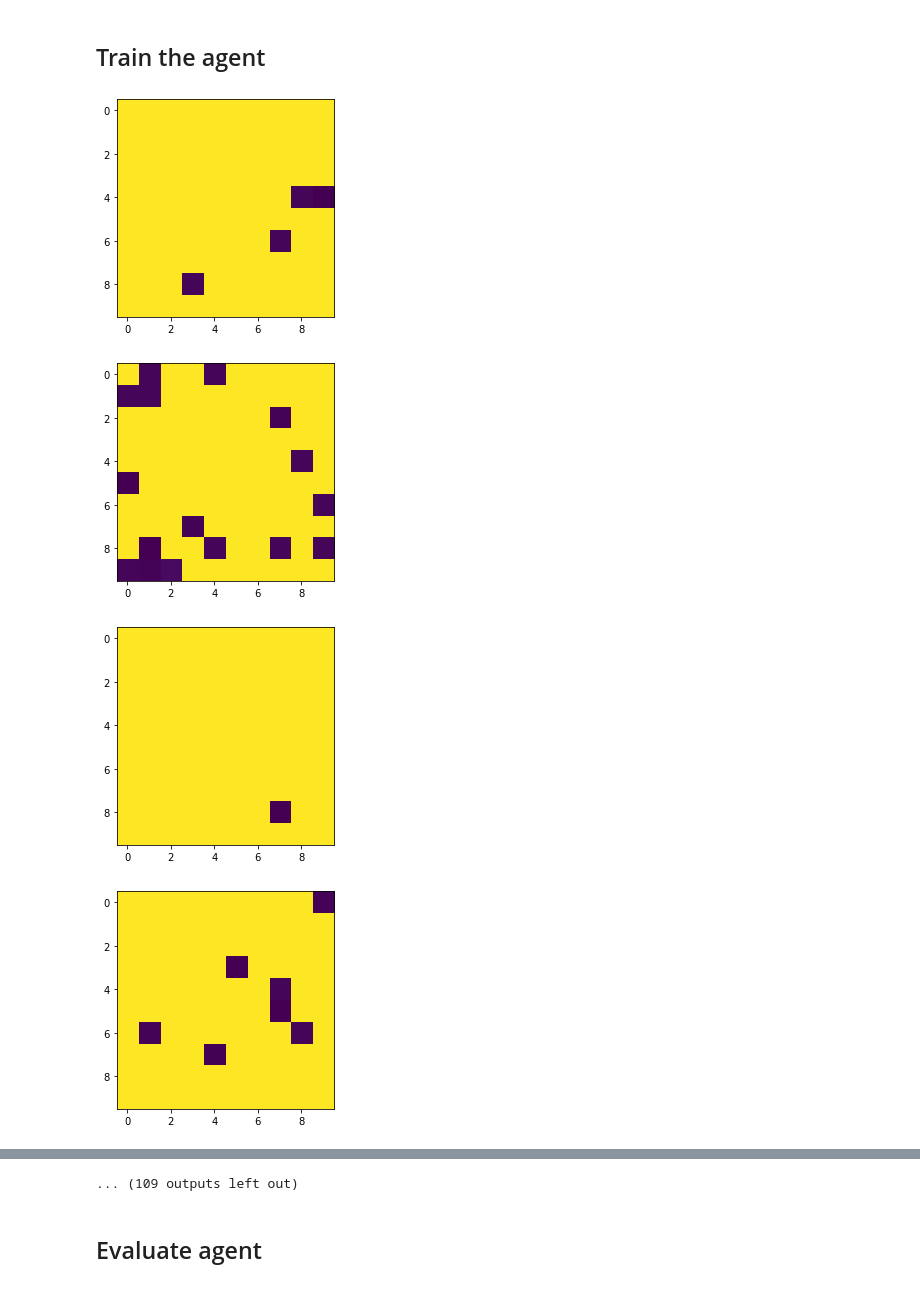
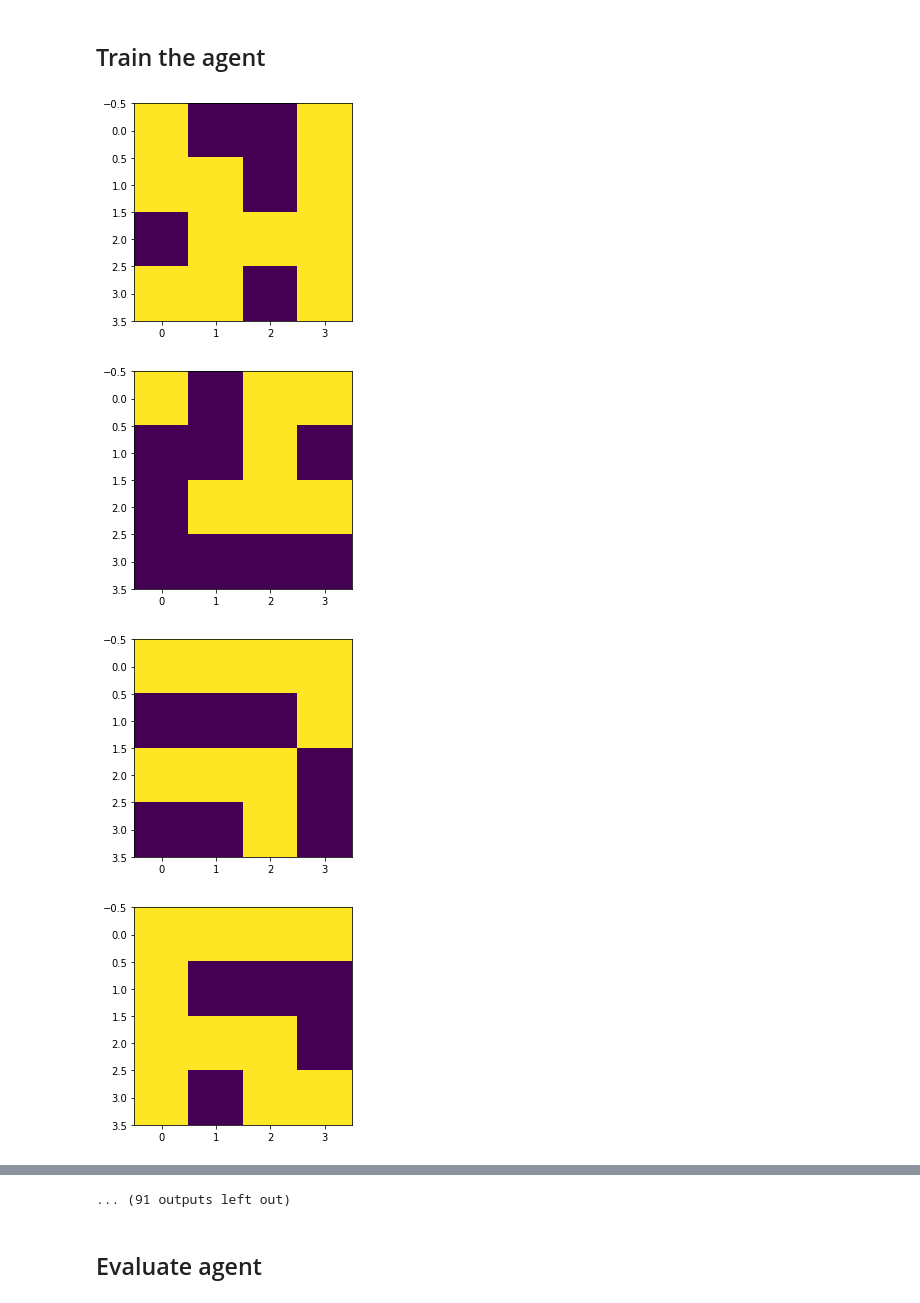
Before and after one commit to alexkocev/iarchitect, a Jupyter notebook: notebooks/framework_base_stable_baseline.ipynb, the cells around one changed output, grey strips where cells are left out. Saved outputs shown, nothing was run; the diff lists cells and outputs as text; code cells hidden in the pictures.

```diff
--- a/notebooks/framework_base_stable_baseline.ipynb
+++ b/notebooks/framework_base_stable_baseline.ipynb
@@ -61,6 +61,9 @@ class CustomEnv(gym.Env):
 #                                       dtype=np.uint8)
         # ESSAI 2 :
         self.action_space =spaces.MultiDiscrete(self.grid_size + (self.nspecies,))
+
+        # ESSAI 3 : Pour passage DQN
+#         self.action_space =spaces.Discrete(np.prod(self.grid_size + (self.nspecies,))
 
         # Define observation space
         self.observation_space = spaces.Box(low=0,
@@ -98,7 +101,8 @@ class CustomEnv(gym.Env):
         return self.to_observation(), reward, done, info
 
     def reset(self):
-        self.state = np.full(self.grid_size,self.CASE_VIDE) # TODO ESSAYER DE FAIRE UN RANDOM A CHAQUE RESET PLUTOT 0, COMME SUGGERE PAR GUILLAUME
+#         self.state = np.full(self.grid_size,self.CASE_VIDE) # TODO ESSAYER DE FAIRE UN RANDOM A CHAQUE RESET PLUTOT 0, COMME SUGGERE PAR GUILLAUME
+        self.state = self.observation_space.sample() # TODO ESSAYER DE FAIRE UN RANDOM A CHAQUE RESET PLUTOT 0, COMME SUGGERE PAR GUILLAUME
         return self.to_observation()
 
     def to_observation(self):
@@ -109,14 +113,14 @@ class CustomEnv(gym.Env):
 # %% [markdown]
 ## Instanciation
 # %%
-env = CustomEnv()
-eval_env = CustomEnv(nspecies=1) # Use a separate environement for evaluation
+env = CustomEnv(grid_size=(4,4),nspecies=1)
+eval_env = CustomEnv(grid_size=(4,4),nspecies=1) # Use a separate environement for evaluation
 env = Monitor(env, log_dir)
 # %% [markdown]
 # Agent
 # %%
 # algo_with_policy = DQN(MlpPolicy, env, verbose=2)
-algo_with_policy = A2C(ActorCriticPolicy, env, verbose=2,)
+algo_with_policy = A2C(MlpPolicy, env, verbose=2,)
 # %% [output]
 Using cpu device
 Wrapping the env in a DummyVecEnv.
@@ -145,9 +148,9 @@ class MyCallBack(BaseCallback):
 # %%
 # Train the agent for 10000 steps
 callback = MyCallBack(log_dir,100)
-algo_with_policy.learn(total_timesteps=10000,callback=callback)
+algo_with_policy.learn(total_timesteps=100000,callback=callback)
 # %% [output]
-[figure, old version]
+[figure, new version]
-[figure, old version]
+[figure, new version]
-[figure, old version]
+[figure, new version]
-[figure, old version]
+[figure, new version]
@@ -193,5 +196,5 @@ algo_with_policy.learn(total_timesteps=10000,callback=callback)
 ------------------------------------
-... (109 outputs left out)
+... (91 outputs left out)
 # %% [markdown]
 ## Evaluate agent
 # %%
```
Also changed, not shown: parts of 7 cells of this notebook, 6 other files.
